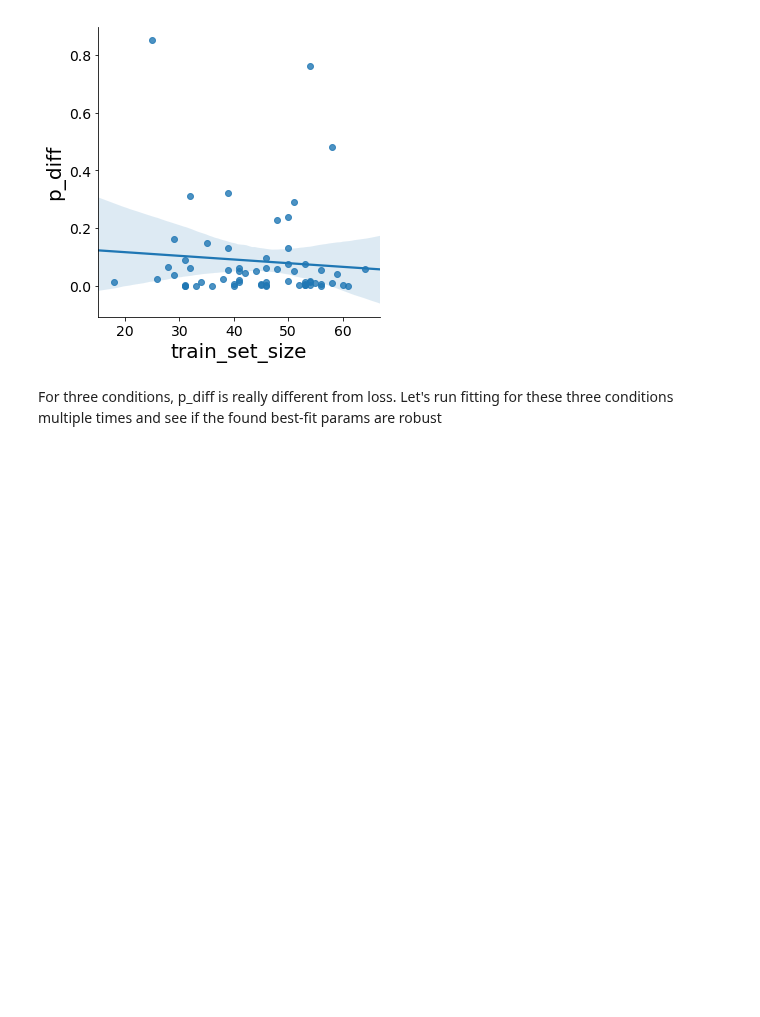
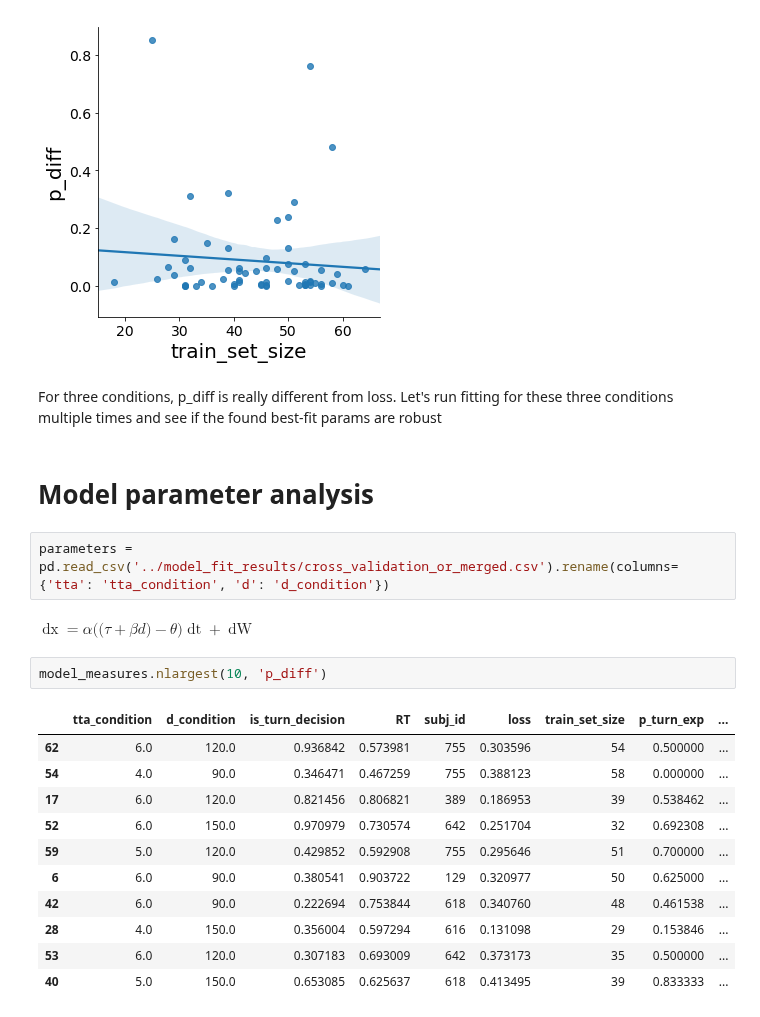
Before and after one commit to cherepaha/evidence_accumulation_in_gap_acceptance, a Jupyter notebook: data_and_model_analysis/temp.ipynb, the cells around one changed output. Cells and saved outputs as stored; diff of their text form; blank space fills up the shorter version.

```diff
--- a/data_and_model_analysis/temp.ipynb
+++ b/data_and_model_analysis/temp.ipynb
@@ -61,3 +61,23 @@ sns.lmplot(data=model_measures, x='train_set_size', y='p_diff')
 [figure]
 # %% [markdown]
 For three conditions, p_diff is really different from loss. Let's run fitting for these three conditions multiple times and see if the found best-fit params are robust
+# %% [markdown]
+# Model parameter analysis
+# %%
+parameters = pd.read_csv('../model_fit_results/cross_validation_or_merged.csv').rename(columns={'tta': 'tta_condition', 'd': 'd_condition'})
+# %% [markdown]
+$\mathop{dx} = \alpha\Big(\big(\tau+\beta d\big)-\theta\Big) \mathop{dt} + \mathop{dW}$
+# %%
+model_measures.nlargest(10, 'p_diff')
+# %% [output]
+|  | tta_condition | d_condition | is_turn_decision | RT | subj_id | loss | train_set_size | p_turn_exp | ... |
+| 62 | 6.0 | 120.0 | 0.936842 | 0.573981 | 755 | 0.303596 | 54 | 0.500000 | ... |
+| 54 | 4.0 | 90.0 | 0.346471 | 0.467259 | 755 | 0.388123 | 58 | 0.000000 | ... |
+| 17 | 6.0 | 120.0 | 0.821456 | 0.806821 | 389 | 0.186953 | 39 | 0.538462 | ... |
+| 52 | 6.0 | 150.0 | 0.970979 | 0.730574 | 642 | 0.251704 | 32 | 0.692308 | ... |
+| 59 | 5.0 | 120.0 | 0.429852 | 0.592908 | 755 | 0.295646 | 51 | 0.700000 | ... |
+| 6 | 6.0 | 90.0 | 0.380541 | 0.903722 | 129 | 0.320977 | 50 | 0.625000 | ... |
+| 42 | 6.0 | 90.0 | 0.222694 | 0.753844 | 618 | 0.340760 | 48 | 0.461538 | ... |
+| 28 | 4.0 | 150.0 | 0.356004 | 0.597294 | 616 | 0.131098 | 29 | 0.153846 | ... |
+| 53 | 6.0 | 120.0 | 0.307183 | 0.693009 | 642 | 0.373173 | 35 | 0.500000 | ... |
+| 40 | 5.0 | 150.0 | 0.653085 | 0.625637 | 618 | 0.413495 | 39 | 0.833333 | ... |
```
Also changed, not shown: parts of 5 cells of this notebook, 8 other files.
